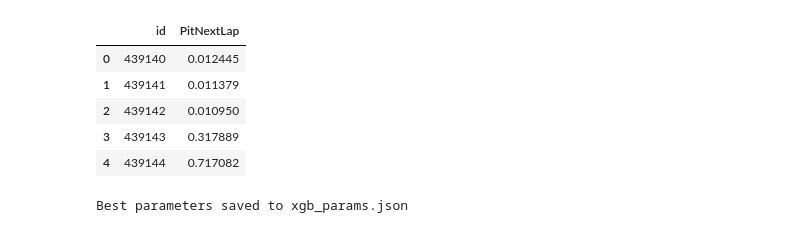
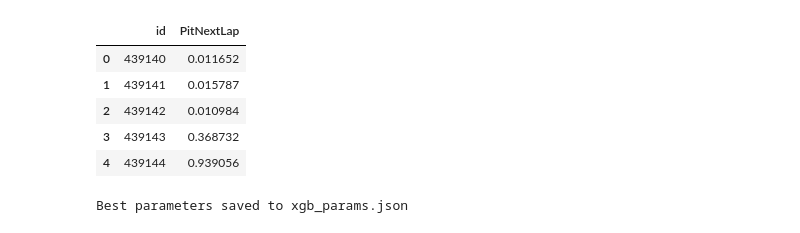
Before and after one commit to vijaytakbhate2002/kaggle_competition_solutions, a Jupyter notebook: f1_pit_stop_prediction/Blender.ipynb, the cells around one changed output. Drawn from its saved outputs; the diff is of its cells as text; code cells hidden in the pictures.

```diff
--- a/f1_pit_stop_prediction/Blender.ipynb
+++ b/f1_pit_stop_prediction/Blender.ipynb
@@ -1,23 +1,22 @@
 # %%
 import pandas as pd
 import numpy as np
 
-model_1 = pd.read_csv("First_XGB_solution_23_05_2026_New_FE.csv")
-model_2 = pd.read_csv("First_LGB_solution_23_05_2026_LGB_New_Features.csv")
-model_3 = pd.read_csv("CAT_Solution_23_05_2026_New_Features.csv")
+model_1 = pd.read_csv("submissions\\XGB_LGB_CAT_Submission_V1.csv")
+model_2 = pd.read_csv("submissions\\Blended_XGB_LGB_New_FE.csv")
 
-scores = [0.95094, 0.95076, 0.9505, 0.950]
-models = [model_1, model_2, model_3]
+scores = [0.95125, 0.95116]
+models = [model_1, model_2]
 
-blended_probs = scores[0] / sum(scores) * model_1['PitNextLap'] + scores[1] / sum(scores) * model_2['PitNextLap'] + scores[2] / sum(scores) * model_3['PitNextLap']
+blended_probs = scores[0] / sum(scores) * model_1['PitNextLap'] + scores[1] / sum(scores) * model_2['PitNextLap']
 
 blended_probs_df = pd.DataFrame({"id":model_1['id'], "PitNextLap":blended_probs})
 blended_probs_df.head()
 # %% [output]
 |  | id | PitNextLap |
-| 0 | 439140 | 0.012445 |
-| 1 | 439141 | 0.011379 |
-| 2 | 439142 | 0.010950 |
-| 3 | 439143 | 0.317889 |
-| 4 | 439144 | 0.717082 |
+| 0 | 439140 | 0.011652 |
+| 1 | 439141 | 0.015787 |
+| 2 | 439142 | 0.010984 |
+| 3 | 439143 | 0.368732 |
+| 4 | 439144 | 0.939056 |
 # %%
```
Also changed, not shown: parts of 1 cell of this notebook, 17 other files.
